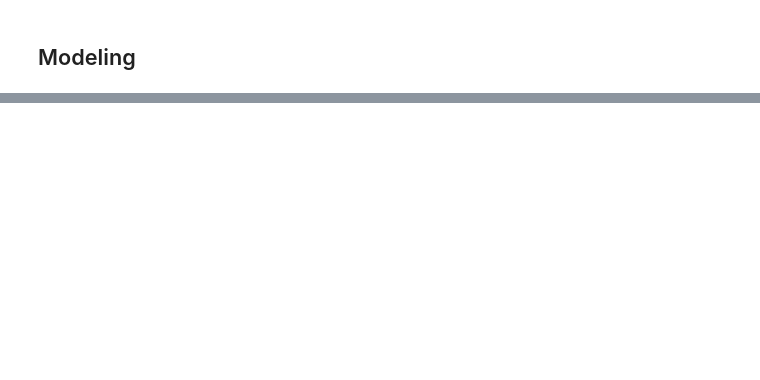
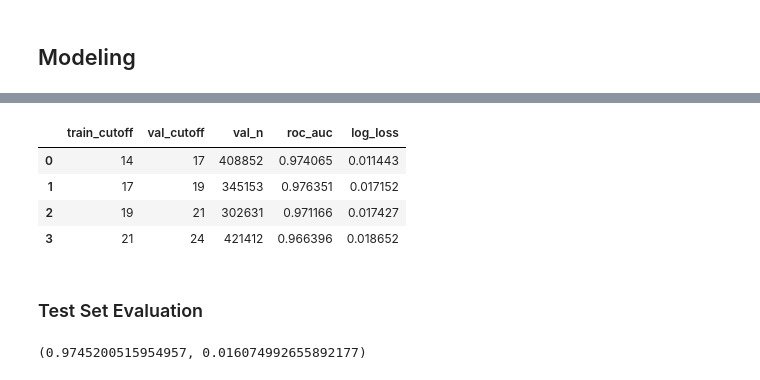
Before and after one commit to timop26/triple-double-predictor, a Jupyter notebook: fit_model.ipynb, the cells around one changed output, grey strips where cells are left out. Saved outputs shown, nothing was run; the diff lists cells and outputs as text; code cells hidden in the pictures; blank space fills up the shorter version.

```diff
--- a/fit_model.ipynb
+++ b/fit_model.ipynb
@@ -33,4 +91,5 @@ df.shape
 tri_dbl_stats = ["pts", "treb", "ast", "stl", "blk"]
 for stat in tri_dbl_stats:
     df[f"{stat}_needed"] = np.where(df[stat] >= 10, 0, 10 - df[stat])
-    df[f"{stat}_needed_per_min"] = df[f"{stat}_needed"] / (df["start_game_seconds_remaining"] / 60)
+# Adding minutes remaining
+df["minutes_remaining"] = np.floor(df["start_game_seconds_remaining"] / 60)
@@ -42,0 +96,3 @@ test_df = df[~df["game_id"].isin(train_games)].copy()
+# %%
+df["prior_season"] = df["season"] - 1
+df = df.merge(player_df, how="left", left_on=("player_id", "prior_season"), right_on=("athlete_id", "season"))
@@ -42,0 +108,4 @@ test_df = df[~df["game_id"].isin(train_games)].copy()
+# %%
+train = df[df["period_index"] < 24].copy()
+test = df[df["period_index"] >= 24].copy()
+train.shape, test.shape
@@ -74,0 +178,10 @@ Pipeline(steps=[('feature_engineering',
+# %%
+rolling_eval(train, [(14, 17), (17, 19), (19, 21), (21, 24)], cat_features, num_features, HistGradientBoostingClassifier, study.best_params)
+# %% [output]
+|  | train_cutoff | val_cutoff | val_n | roc_auc | log_loss |
+| 0 | 14 | 17 | 408852 | 0.974065 | 0.011443 |
+| 1 | 17 | 19 | 345153 | 0.976351 | 0.017152 |
+| 2 | 19 | 21 | 302631 | 0.971166 | 0.017427 |
+| 3 | 21 | 24 | 421412 | 0.966396 | 0.018652 |
+# %% [markdown]
+### Test Set Evaluation
@@ -74,0 +190,6 @@ Pipeline(steps=[('feature_engineering',
+# %%
+pipe.fit(train.drop("triple_double", axis=1), train["triple_double"])
+test_pred = pipe.predict_proba(test.drop("triple_double", axis=1))[:, 1]
+roc_auc_score(test["triple_double"], test_pred), log_loss(test["triple_double"], test_pred)
+# %% [output]
+(0.9745200515954957, 0.016074992655892177)
```
Also changed, not shown: parts of 30 cells of this notebook, 3 other files.
